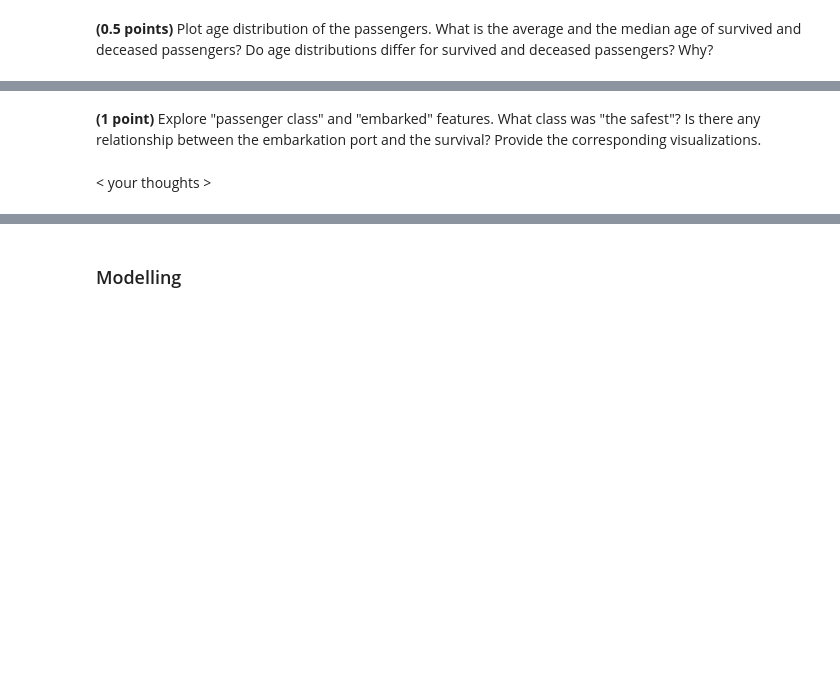
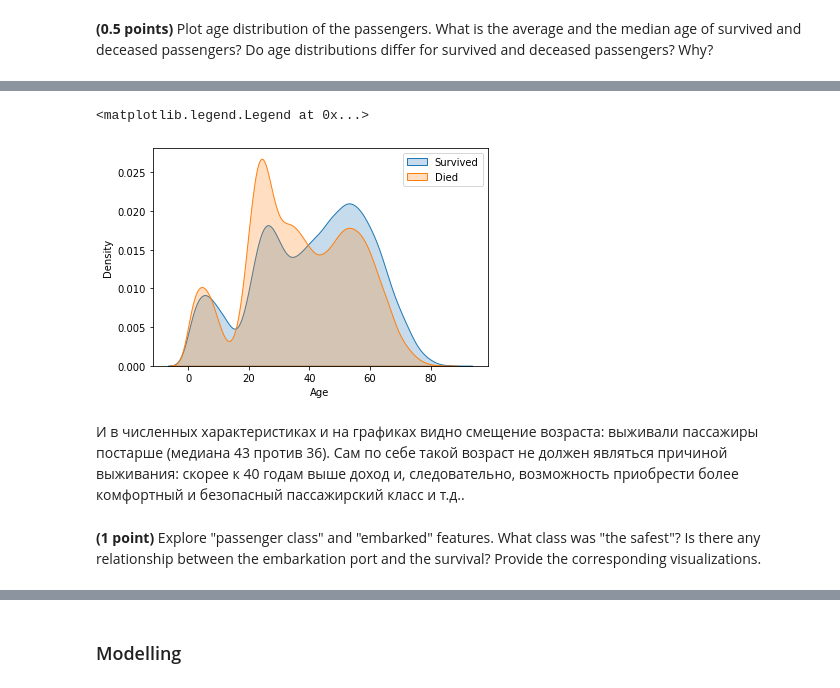
Before and after one commit to Feosen/ml-intro-2022-5, a Jupyter notebook: notebooks/hw_classification.ipynb, the cells around one changed output, grey strips where cells are left out. Drawn from its saved outputs; the diff is of its cells as text; code cells hidden in the pictures; blank space fills up the shorter version.

```diff
--- a/notebooks/hw_classification.ipynb
+++ b/notebooks/hw_classification.ipynb
@@ -558,2 +616,11 @@ data.head()
+# %%
+sns.kdeplot(data=data[data.Survived == 1].Age, label="Survived", shade=True)
+sns.kdeplot(data=data[data.Survived == 0].Age, label="Died", shade=True)
+plt.legend()
+# %% [output]
+<matplotlib.legend.Legend at 0x...>
+[figure, added]
+# %% [markdown]
+И в численных характеристиках и на графиках видно смещение возраста: выживали пассажиры постарше (медиана 43 против 36). Сам по себе такой возраст не должен являться причиной выживания: скорее к 40 годам выше доход и, следовательно, возможность приобрести более комфортный и безопасный пассажирский класс и т.д..
 # %% [markdown]
 **(1 point)** Explore "passenger class" and "embarked" features. What class was "the safest"? Is there any relationship between the embarkation port and the survival? Provide the corresponding visualizations.
@@ -562,2 +626,0 @@ data.head()
-# %% [markdown]
-< your thoughts >
```
Also changed, not shown: parts of 22 cells of this notebook.
